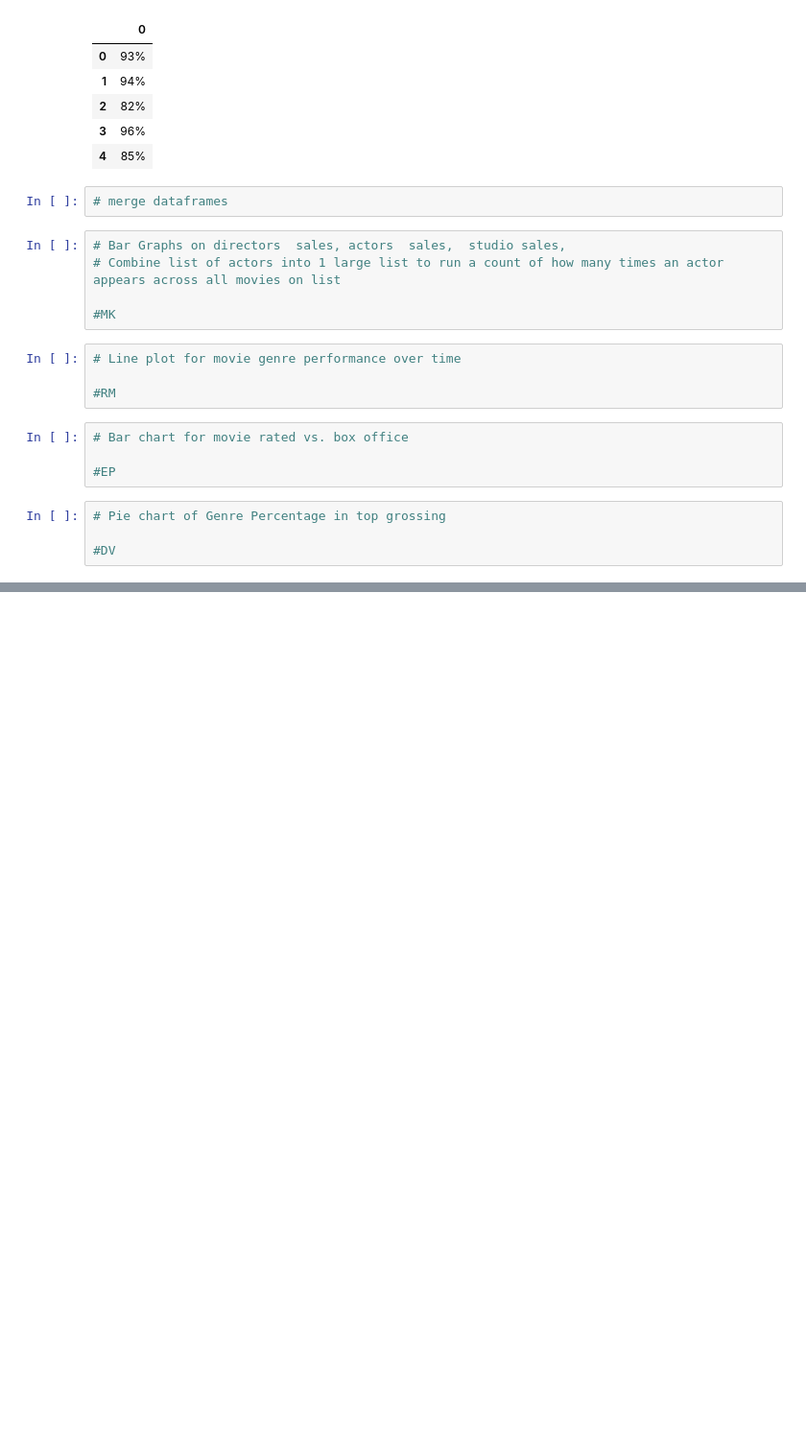
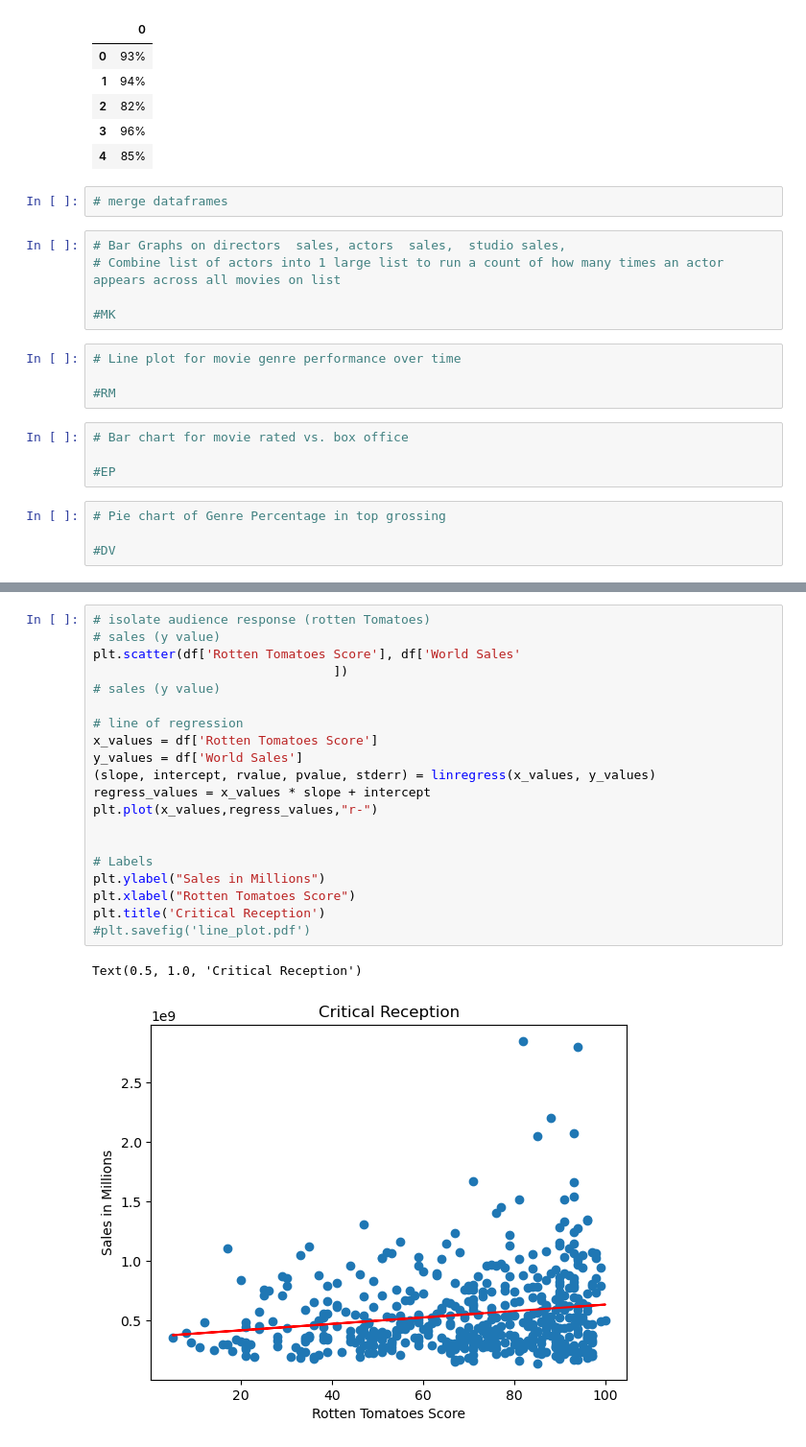
Before and after one commit to edwardAugust/project1-group2, a Jupyter notebook: main_updated.ipynb, the cells around one changed output, grey strips where cells are left out. Shown: that part at 96% size. Drawn from its saved outputs; the diff is of its cells as text; blank space fills up the shorter version.

```diff
--- a/main_updated.ipynb
+++ b/main_updated.ipynb
@@ -186,0 +227,23 @@ full_moviels_df.to_csv("Output/Movie_Data.csv")
+# %%
+# isolate audience response (rotten Tomatoes)
+# sales (y value)
+plt.scatter(df['Rotten Tomatoes Score'], df['World Sales'
+                                ])
+# sales (y value)
+
+# line of regression
+x_values = df['Rotten Tomatoes Score']
+y_values = df['World Sales']
+(slope, intercept, rvalue, pvalue, stderr) = linregress(x_values, y_values)
+regress_values = x_values * slope + intercept
+plt.plot(x_values,regress_values,"r-")
+
+
+# Labels
+plt.ylabel("Sales in Millions")
+plt.xlabel("Rotten Tomatoes Score")
+plt.title('Critical Reception')
+#plt.savefig('line_plot.pdf')
+# %% [output]
+Text(0.5, 1.0, 'Critical Reception')
+[figure, added]
```
Also changed, not shown: parts of 11 cells of this notebook.
